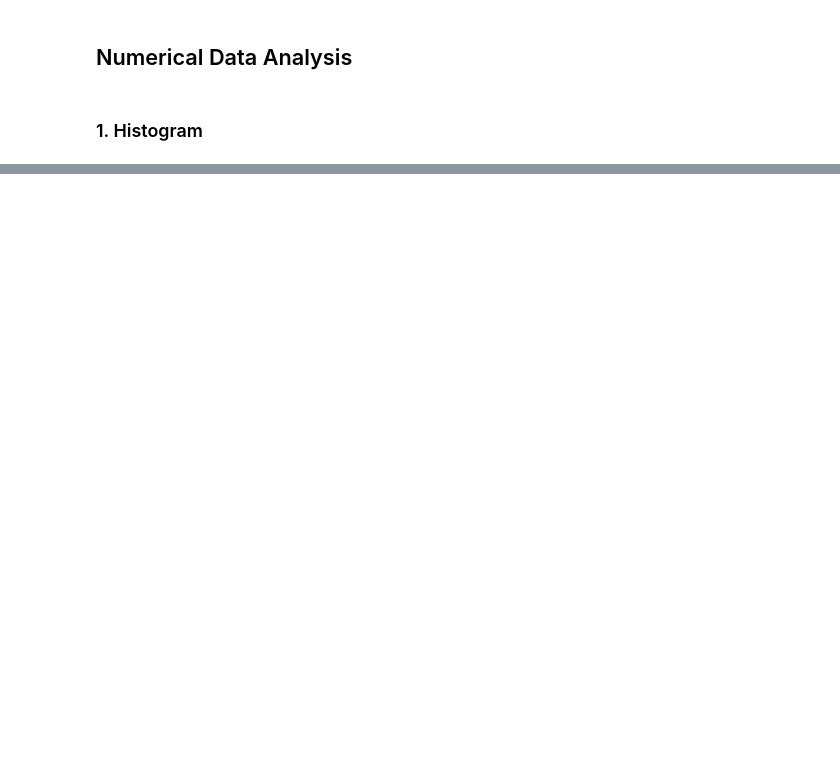
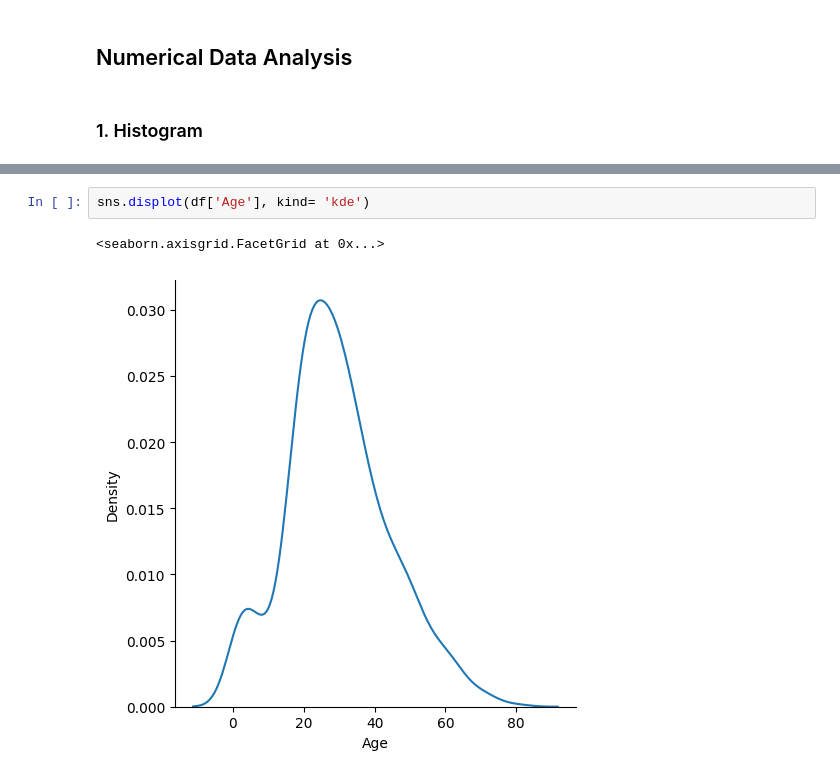
Before and after one commit to HarshdeepMishra/machine-learning-playground, a Jupyter notebook: EDA/UnivariateAnalysis.ipynb, the cells around one changed output, grey strips where cells are left out. Drawn from its saved outputs; the diff is of its cells as text; blank space fills up the shorter version.

```diff
--- a/EDA/UnivariateAnalysis.ipynb
+++ b/EDA/UnivariateAnalysis.ipynb
@@ -42,0 +58,5 @@ df['Survived'].value_counts().plot(kind='pie', autopct = '%.2f')
+# %%
+sns.displot(df['Age'], kind= 'kde')
+# %% [output]
+<seaborn.axisgrid.FacetGrid at 0x...>
+[figure, added]
```
Also changed, not shown: parts of 4 cells of this notebook.
